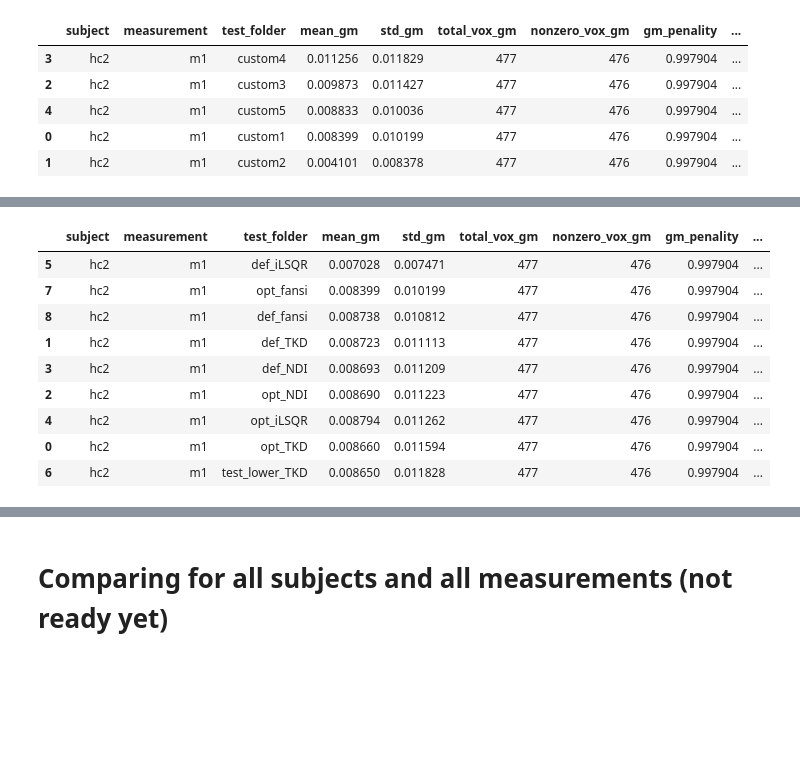
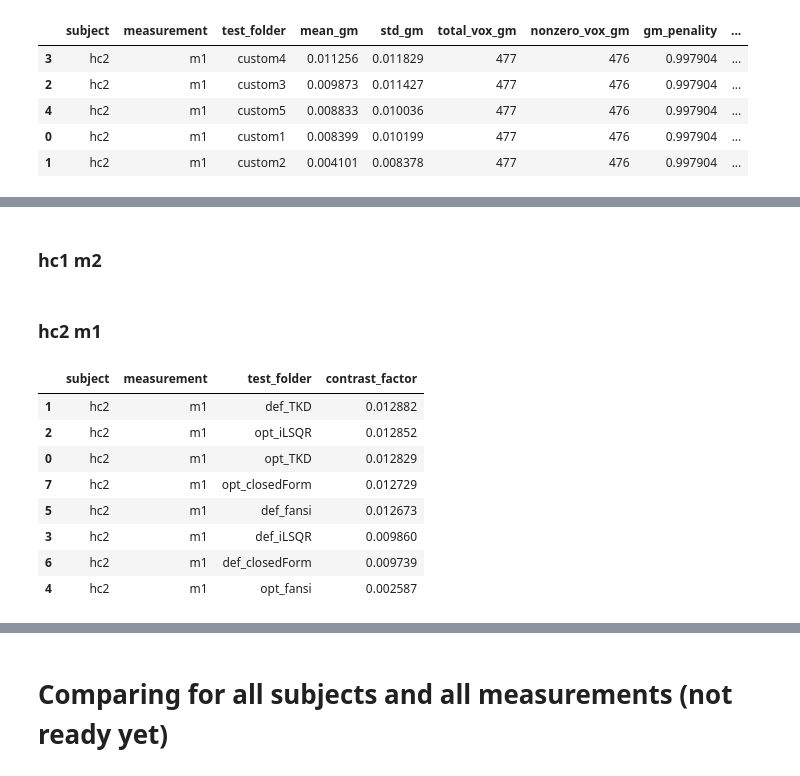
Before and after one commit to sriosq/Image-processing-strategies, a Jupyter notebook: qsm_testing/chi_mapping_metric_analysis.ipynb, the cells around one changed output, grey strips where cells are left out. Cells and saved outputs as stored; diff of their text form; code cells hidden in the pictures; blank space fills up the shorter version.

```diff
--- a/qsm_testing/chi_mapping_metric_analysis.ipynb
+++ b/qsm_testing/chi_mapping_metric_analysis.ipynb
@@ -295,14 +185,4 @@ contrast_sorted_sanity_check_df
-# %%
-noise_sorted_sanity_check_df = sanity_check_df.sort_values(by='pooled_std_denominator', ascending=True)
-noise_sorted_sanity_check_df
-# %% [output]
-|  | subject | measurement | test_folder | mean_gm | std_gm | total_vox_gm | nonzero_vox_gm | gm_penality | ... |
-| 5 | hc2 | m1 | def_iLSQR | 0.007028 | 0.007471 | 477 | 476 | 0.997904 | ... |
-| 7 | hc2 | m1 | opt_fansi | 0.008399 | 0.010199 | 477 | 476 | 0.997904 | ... |
-| 8 | hc2 | m1 | def_fansi | 0.008738 | 0.010812 | 477 | 476 | 0.997904 | ... |
-| 1 | hc2 | m1 | def_TKD | 0.008723 | 0.011113 | 477 | 476 | 0.997904 | ... |
-| 3 | hc2 | m1 | def_NDI | 0.008693 | 0.011209 | 477 | 476 | 0.997904 | ... |
-| 2 | hc2 | m1 | opt_NDI | 0.008690 | 0.011223 | 477 | 476 | 0.997904 | ... |
-| 4 | hc2 | m1 | opt_iLSQR | 0.008794 | 0.011262 | 477 | 476 | 0.997904 | ... |
-| 0 | hc2 | m1 | opt_TKD | 0.008660 | 0.011594 | 477 | 476 | 0.997904 | ... |
-| 6 | hc2 | m1 | test_lower_TKD | 0.008650 | 0.011828 | 477 | 476 | 0.997904 | ... |
+# %% [markdown]
+### hc1 m2
+# %% [markdown]
+### hc2 m1
@@ -308,0 +200,14 @@ noise_sorted_sanity_check_df
+# %%
+contrast_sorted_hc2_m1.head(10)
+# Now just show subject, measurement and contrast factor columns
+contrast_sorted_hc2_m1[['subject', 'measurement', 'test_folder', 'contrast_factor']]
+# %% [output]
+|  | subject | measurement | test_folder | contrast_factor |
+| 1 | hc2 | m1 | def_TKD | 0.012882 |
+| 2 | hc2 | m1 | opt_iLSQR | 0.012852 |
+| 0 | hc2 | m1 | opt_TKD | 0.012829 |
+| 7 | hc2 | m1 | opt_closedForm | 0.012729 |
+| 5 | hc2 | m1 | def_fansi | 0.012673 |
+| 3 | hc2 | m1 | def_iLSQR | 0.009860 |
+| 6 | hc2 | m1 | def_closedForm | 0.009739 |
+| 4 | hc2 | m1 | opt_fansi | 0.002587 |
```
Also changed, not shown: parts of 18 cells of this notebook, 8 other files.
